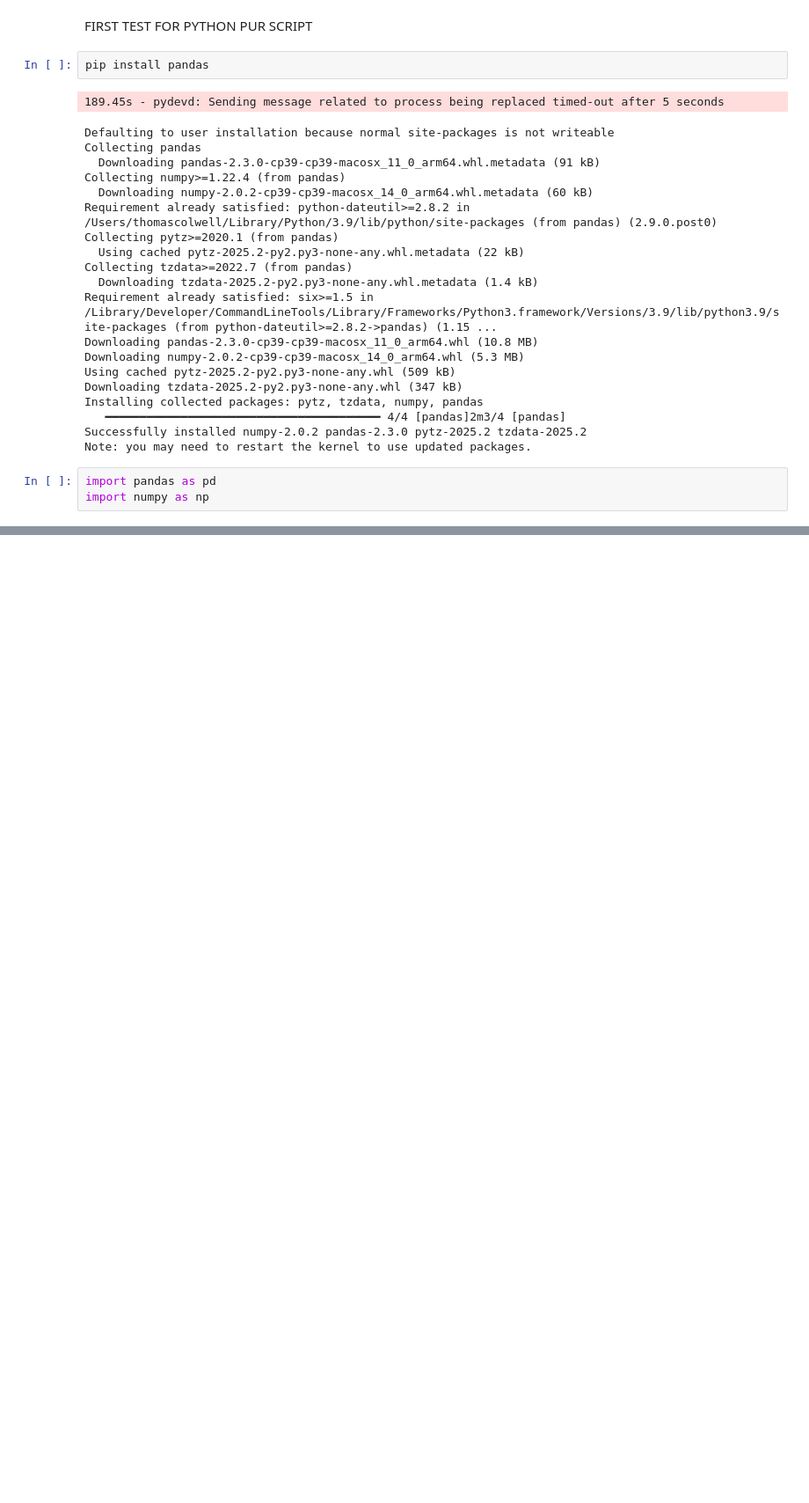
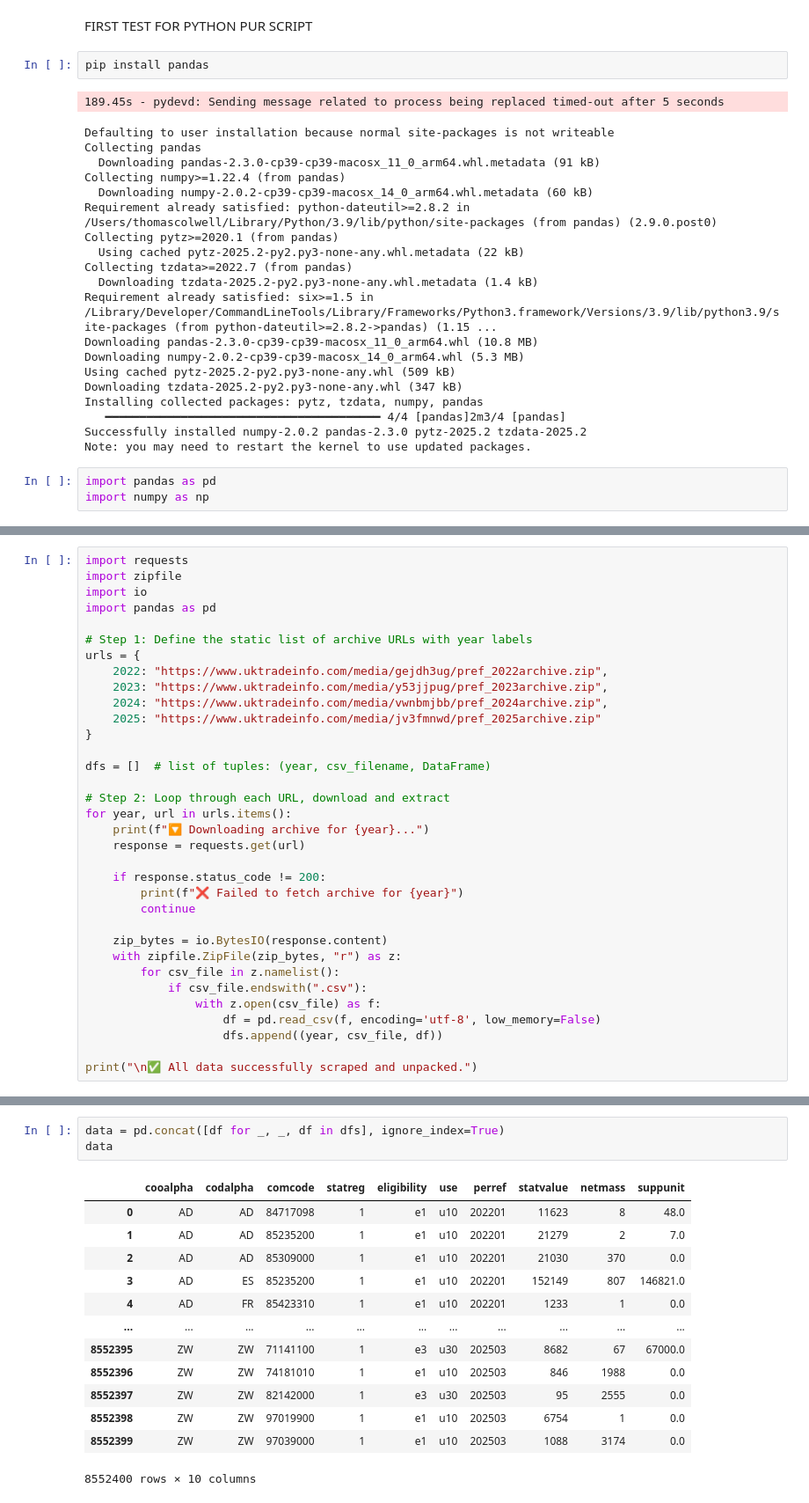
Before and after one commit to TColwellDBT/pur_pipeline_test, a Jupyter notebook: pur_test2.ipynb, the cells around one changed output, grey strips where cells are left out. Shown at 88% size. Cells and saved outputs as stored; diff of their text form; blank space fills up the shorter version.

```diff
--- a/pur_test2.ipynb
+++ b/pur_test2.ipynb
@@ -28,0 +95,34 @@ import numpy as np
+# %%
+import requests
+import zipfile
+import io
+import pandas as pd
+
+# Step 1: Define the static list of archive URLs with year labels
+urls = {
+    2022: "https://www.uktradeinfo.com/media/gejdh3ug/pref_2022archive.zip",
+    2023: "https://www.uktradeinfo.com/media/y53jjpug/pref_2023archive.zip",
+    2024: "https://www.uktradeinfo.com/media/vwnbmjbb/pref_2024archive.zip",
+    2025: "https://www.uktradeinfo.com/media/jv3fmnwd/pref_2025archive.zip"
+}
+
+dfs = []  # list of tuples: (year, csv_filename, DataFrame)
+
+# Step 2: Loop through each URL, download and extract
+for year, url in urls.items():
+    print(f"🔽 Downloading archive for {year}...")
+    response = requests.get(url)
+
+    if response.status_code != 200:
+        print(f"❌ Failed to fetch archive for {year}")
+        continue
+
+    zip_bytes = io.BytesIO(response.content)
+    with zipfile.ZipFile(zip_bytes, "r") as z:
+        for csv_file in z.namelist():
+            if csv_file.endswith(".csv"):
+                with z.open(csv_file) as f:
+                    df = pd.read_csv(f, encoding='utf-8', low_memory=False)
+                    dfs.append((year, csv_file, df))
+
+print("\n✅ All data successfully scraped and unpacked.")
@@ -28,0 +156,17 @@ import numpy as np
+# %%
+data = pd.concat([df for _, _, df in dfs], ignore_index=True)
+data
+# %% [output]
+|  | cooalpha | codalpha | comcode | statreg | eligibility | use | perref | statvalue | netmass | suppunit |
+| 0 | AD | AD | 84717098 | 1 | e1 | u10 | 202201 | 11623 | 8 | 48.0 |
+| 1 | AD | AD | 85235200 | 1 | e1 | u10 | 202201 | 21279 | 2 | 7.0 |
+| 2 | AD | AD | 85309000 | 1 | e1 | u10 | 202201 | 21030 | 370 | 0.0 |
+| 3 | AD | ES | 85235200 | 1 | e1 | u10 | 202201 | 152149 | 807 | 146821.0 |
+| 4 | AD | FR | 85423310 | 1 | e1 | u10 | 202201 | 1233 | 1 | 0.0 |
+| ... | ... | ... | ... | ... | ... | ... | ... | ... | ... | ... |
+| 8552395 | ZW | ZW | 71141100 | 1 | e3 | u30 | 202503 | 8682 | 67 | 67000.0 |
+| 8552396 | ZW | ZW | 74181010 | 1 | e1 | u10 | 202503 | 846 | 1988 | 0.0 |
+| 8552397 | ZW | ZW | 82142000 | 1 | e3 | u30 | 202503 | 95 | 2555 | 0.0 |
+| 8552398 | ZW | ZW | 97019900 | 1 | e1 | u10 | 202503 | 6754 | 1 | 0.0 |
+| 8552399 | ZW | ZW | 97039000 | 1 | e1 | u10 | 202503 | 1088 | 3174 | 0.0 |
+8552400 rows × 10 columns
```
Also changed, not shown: parts of 4 cells of this notebook.
